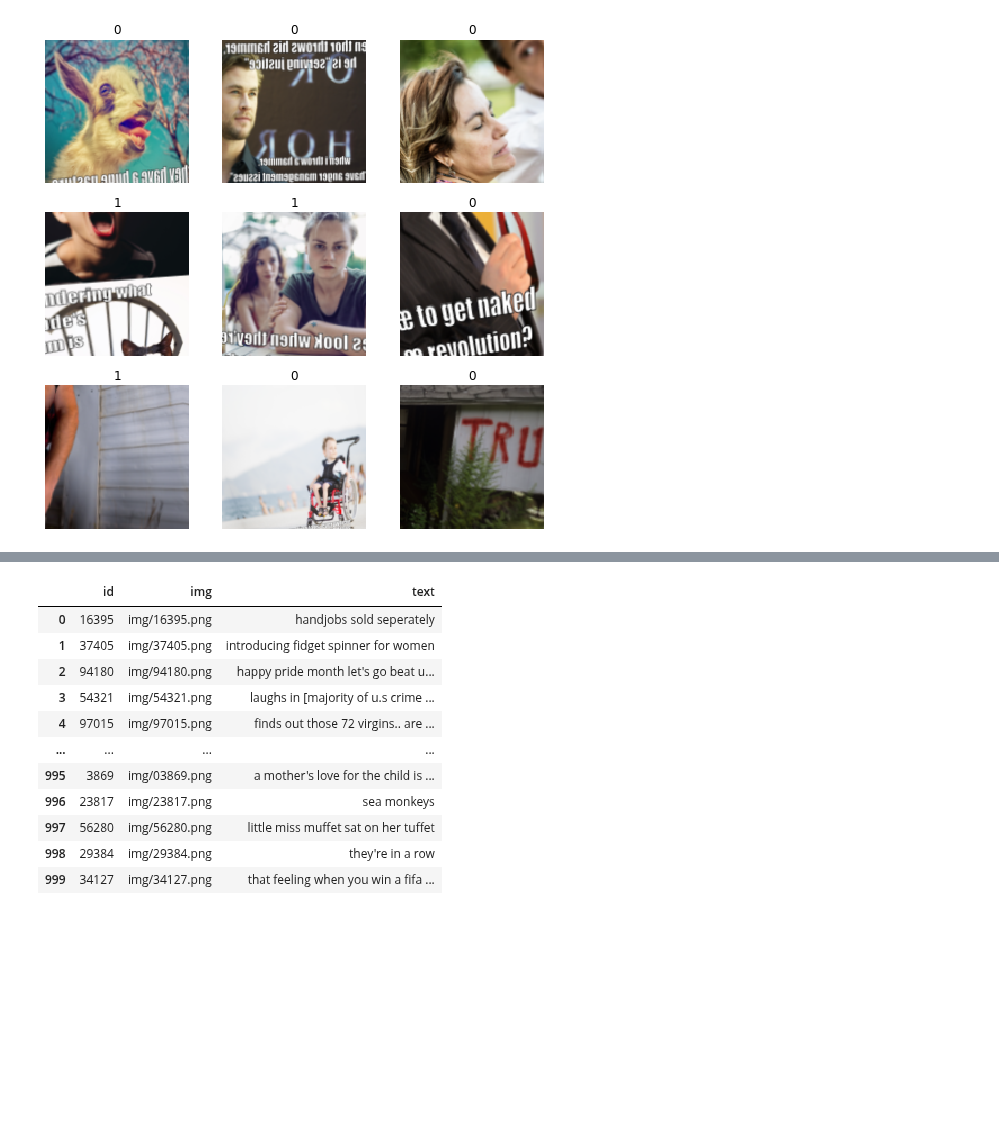
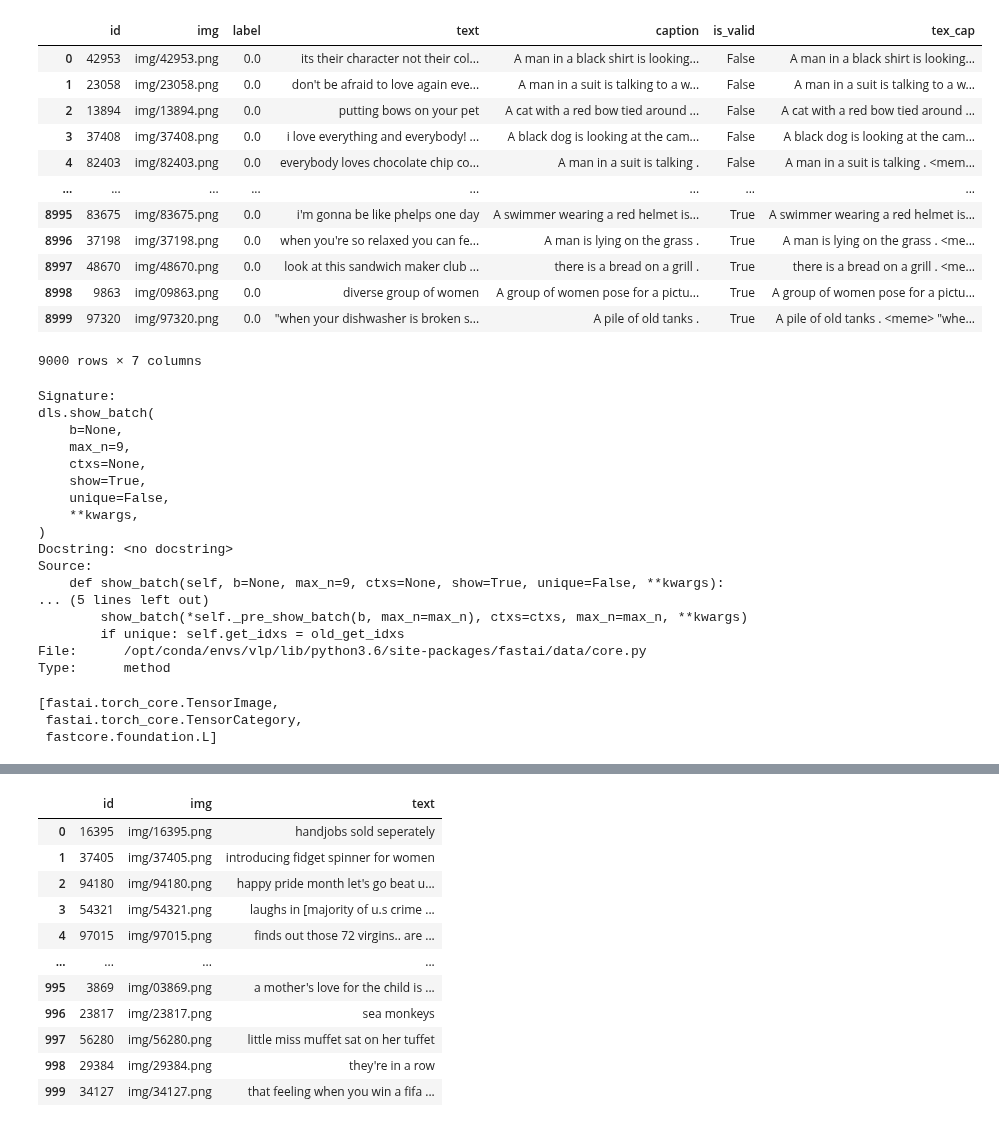
Before and after one commit to slawekslex/dl_experiments, a Jupyter notebook: Hateful/ImageOnly.ipynb, the cells around one changed output, grey strips where cells are left out. Saved outputs shown, nothing was run; the diff lists cells and outputs as text; code cells hidden in the pictures; blank space fills up the shorter version.

```diff
--- a/Hateful/ImageOnly.ipynb
+++ b/Hateful/ImageOnly.ipynb
@@ -6,2 +12,18 @@ df = pd.read_json(path/'data.json')
+# %%
+df[:9000]
+# %% [output]
+|  | id | img | label | text | caption | is_valid | tex_cap |
+| 0 | 42953 | img/42953.png | 0.0 | its their character not their col... | A man in a black shirt is looking... | False | A man in a black shirt is looking... |
+| 1 | 23058 | img/23058.png | 0.0 | don't be afraid to love again eve... | A man in a suit is talking to a w... | False | A man in a suit is talking to a w... |
+| 2 | 13894 | img/13894.png | 0.0 | putting bows on your pet | A cat with a red bow tied around ... | False | A cat with a red bow tied around ... |
+| 3 | 37408 | img/37408.png | 0.0 | i love everything and everybody! ... | A black dog is looking at the cam... | False | A black dog is looking at the cam... |
+| 4 | 82403 | img/82403.png | 0.0 | everybody loves chocolate chip co... | A man in a suit is talking . | False | A man in a suit is talking . <mem... |
+| ... | ... | ... | ... | ... | ... | ... | ... |
+| 8995 | 83675 | img/83675.png | 0.0 | i'm gonna be like phelps one day | A swimmer wearing a red helmet is... | True | A swimmer wearing a red helmet is... |
+| 8996 | 37198 | img/37198.png | 0.0 | when you're so relaxed you can fe... | A man is lying on the grass . | True | A man is lying on the grass . <me... |
+| 8997 | 48670 | img/48670.png | 0.0 | look at this sandwich maker club ... | there is a bread on a grill . | True | there is a bread on a grill . <me... |
+| 8998 | 9863 | img/09863.png | 0.0 | diverse group of women | A group of women pose for a pictu... | True | A group of women pose for a pictu... |
+| 8999 | 97320 | img/97320.png | 0.0 | "when your dishwasher is broken s... | A pile of old tanks . | True | A pile of old tanks . <meme> "whe... |
+9000 rows × 7 columns
 # %%
 dblock = DataBlock(blocks=(ImageBlock, CategoryBlock),
@@ -17,4 +38,28 @@ dls = ImageDataLoaders.from_dblock(dblock,df, path)
 # %%
-dls.show_batch()
+dls.show_batch??
 # %% [output]
-[figure, removed]
+Signature:
+dls.show_batch(
+    b=None,
+    max_n=9,
+    ctxs=None,
+    show=True,
+    unique=False,
+    **kwargs,
+)
+Docstring: <no docstring>
+Source:
+    def show_batch(self, b=None, max_n=9, ctxs=None, show=True, unique=False, **kwargs):
+... (5 lines left out)
+        show_batch(*self._pre_show_batch(b, max_n=max_n), ctxs=ctxs, max_n=max_n, **kwargs)
+        if unique: self.get_idxs = old_get_idxs
+File:      /opt/conda/envs/vlp/lib/python3.6/site-packages/fastai/data/core.py
+Type:      method
+# %%
+preshow = dls.train._pre_show_batch(batch)
+type(preshow)
+[type(p) for p in preshow]
+# %% [output]
+[fastai.torch_core.TensorImage,
+ fastai.torch_core.TensorCategory,
+ fastcore.foundation.L]
```
Also changed, not shown: parts of 11 cells of this notebook, 2 other files.
